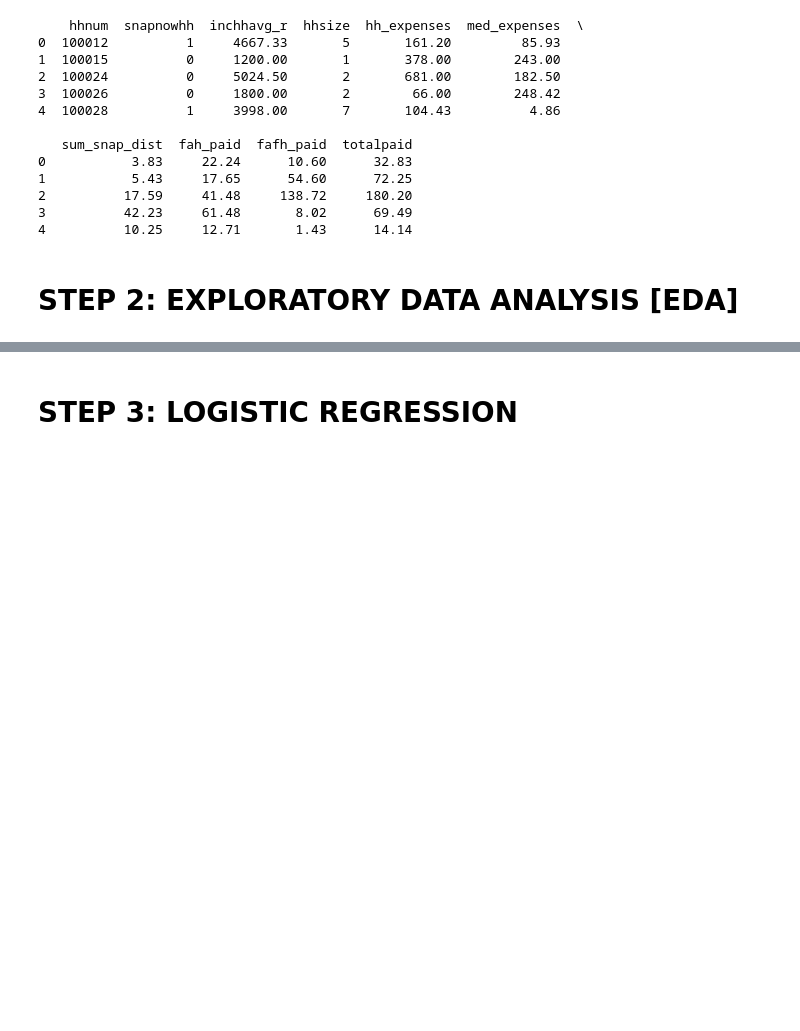
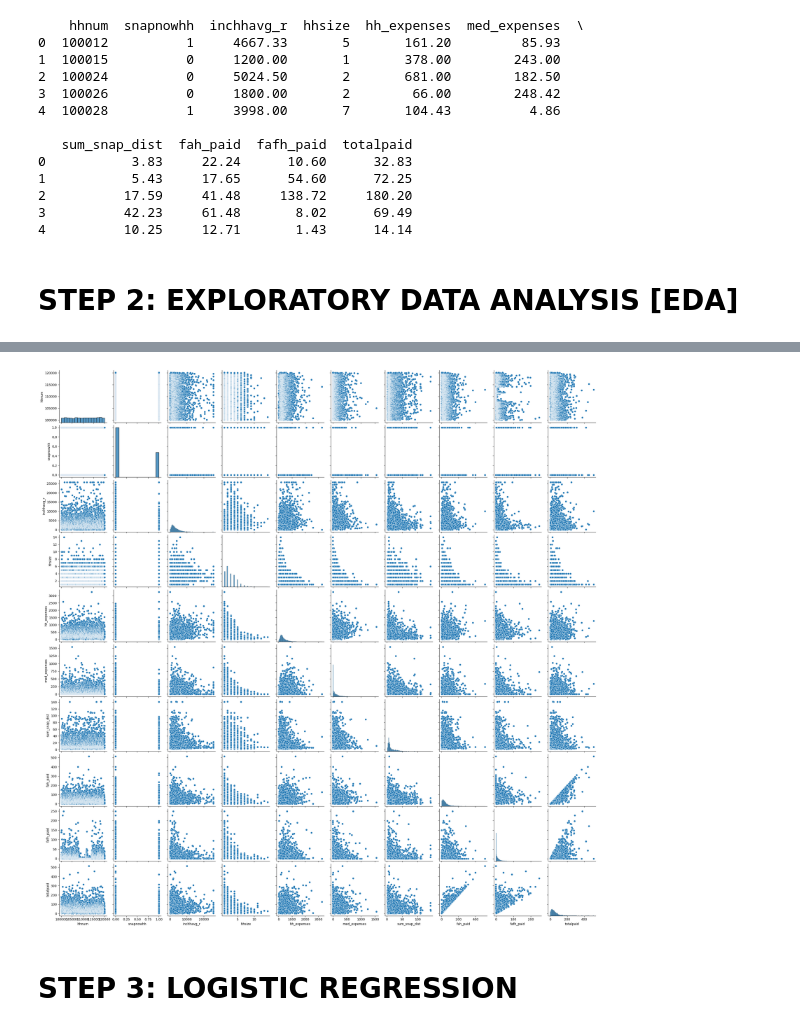
Before and after one commit to rooprg/snap_participation_ml, a Jupyter notebook: data_cleaning_model_build_eval.ipynb, the cells around one changed output, grey strips where cells are left out. Saved outputs shown, nothing was run; the diff lists cells and outputs as text; code cells hidden in the pictures; blank space fills up the shorter version.

```diff
--- a/data_cleaning_model_build_eval.ipynb
+++ b/data_cleaning_model_build_eval.ipynb
@@ -360,3 +407,10 @@ print(queried_df.head())
+# %%
+# Pair plot
+sns.pairplot(snap_df)
+plt.show()
+warnings.simplefilter(action='ignore', category=FutureWarning)
+# %% [output]
+[figure, added]
 # %% [markdown]
 # STEP 3: LOGISTIC REGRESSION
 # %% [markdown]
```
Also changed, not shown: parts of 14 cells of this notebook, 2 other files.
